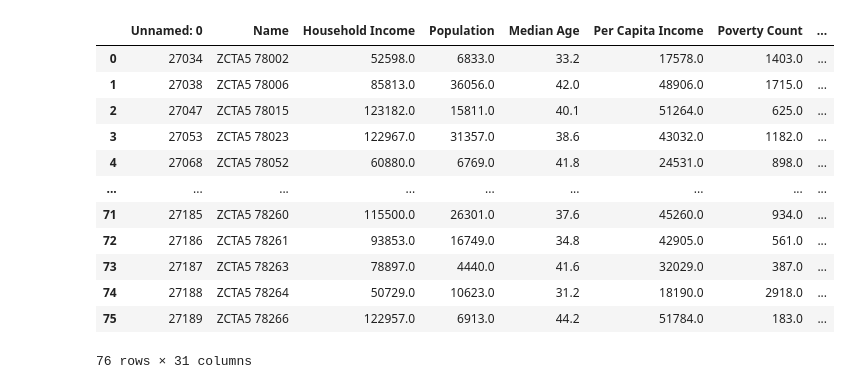
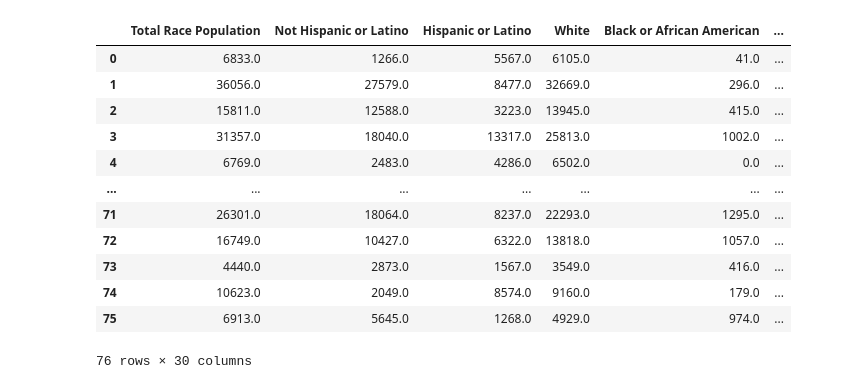
Before and after one commit to bakerv/COVID19, a Jupyter notebook: RaceCensusDataPull.ipynb, the cells around one changed output. Saved outputs shown, nothing was run; the diff lists cells and outputs as text; code cells hidden in the pictures.

```diff
--- a/RaceCensusDataPull.ipynb
+++ b/RaceCensusDataPull.ipynb
@@ -58,20 +145,23 @@ census_race = pd.DataFrame(census_race)
 
 # Column Reordering
 census_race = census_race.rename(columns={"B01003_001E": "Population",
-                                      "B01002_001E": "Median Age",
-                                      "B02001_001E":"Total Race Population",
-                                      "B02001_002E":"White",
-                                      "B02001_003E":"Black or African American",
-                                      "B02001_004E":"America Native",
-                                      "B02001_005E":"Asian",
-                                      "B02001_006E":"Native Pacific",
-                                      "B02001_007E":"Other",
-                                      "B02001_008E":"Two or More",
-                                      "B02001_009E":"Two or More Inclusive",
-                                      "B02001_010E":"Three or More",
-                                      "B19013_001E": "Household Income",
-                                      "B19301_001E": "Per Capita Income",
-                                      "B17001_002E": "Poverty Count",
-                                      "NAME": "Name", "zip code tabulation area": "ZIP_CODE"})
+                                          "B01002_001E": "Median Age",
+                                          "B02001_001E":"Total Race Population",
+                                          "B02001_002E":"White",
+                                          "B02001_003E":"Black or African American",
+                                          "B02001_004E":"America Native",
+                                          "B02001_005E":"Asian",
+                                          "B02001_006E":"Native Pacific",
+                                          "B02001_007E":"Other",
+                                          "B02001_008E":"Two or More",
+                                          "B02001_009E":"Two or More Inclusive",
+                                          "B02001_010E":"Three or More",
+                                          "B19013_001E": "Household Income",
+                                          "B19301_001E": "Per Capita Income",
+                                          "B17001_002E": "Poverty Count",
+                                          "B03003_002E": "Not Hispanic or Latino",
+                                          "B03003_003E": "Hispanic or Latino",
+                                          "NAME": "Name",
+                                          "zip code tabulation area": "ZIP_CODE"})
 display(census_race)
 # %% [output]
@@ -106,23 +231,25 @@ NameError: name 'census_race' is not defined
+# %%
+#Merging
+census_race = census_race.drop(columns=['state'])
+bexar_countydata = bexar_countydata.drop(columns=['SHAPE_Length','SHAPE_Area','OBJECTID'])
 # %%
-#Merging
-census_racecsv = pd.read_csv(r'2019_Data1.csv')
-merged_data = pd.merge(census_racecsv,bexar_countydata, on="ZIP_CODE",how="right")
+merged_data = pd.merge(census_race,bexar_countydata, on="ZIP_CODE",how="right")
 # %%
 display(merged_data)
 testlist = ["Total Race Population","White","Black or African American","America Native",
         "Asian","Native Pacific","Other","Two or More","Two or More Inclusive",
-        "Three or More"]
+        "Three or More","Hispanic or Latino","Not Hispanic or Latino"]
 # %% [output]
-|  | Unnamed: 0 | Name | Household Income | Population | Median Age | Per Capita Income | Poverty Count | ... |
-| 0 | 27034 | ZCTA5 78002 | 52598.0 | 6833.0 | 33.2 | 17578.0 | 1403.0 | ... |
-| 1 | 27038 | ZCTA5 78006 | 85813.0 | 36056.0 | 42.0 | 48906.0 | 1715.0 | ... |
-| 2 | 27047 | ZCTA5 78015 | 123182.0 | 15811.0 | 40.1 | 51264.0 | 625.0 | ... |
-| 3 | 27053 | ZCTA5 78023 | 122967.0 | 31357.0 | 38.6 | 43032.0 | 1182.0 | ... |
-| 4 | 27068 | ZCTA5 78052 | 60880.0 | 6769.0 | 41.8 | 24531.0 | 898.0 | ... |
-| ... | ... | ... | ... | ... | ... | ... | ... | ... |
-| 71 | 27185 | ZCTA5 78260 | 115500.0 | 26301.0 | 37.6 | 45260.0 | 934.0 | ... |
-| 72 | 27186 | ZCTA5 78261 | 93853.0 | 16749.0 | 34.8 | 42905.0 | 561.0 | ... |
-| 73 | 27187 | ZCTA5 78263 | 78897.0 | 4440.0 | 41.6 | 32029.0 | 387.0 | ... |
-| 74 | 27188 | ZCTA5 78264 | 50729.0 | 10623.0 | 31.2 | 18190.0 | 2918.0 | ... |
-| 75 | 27189 | ZCTA5 78266 | 122957.0 | 6913.0 | 44.2 | 51784.0 | 183.0 | ... |
+|  | Total Race Population | Not Hispanic or Latino | Hispanic or Latino | White | Black or African American | ... |
+| 0 | 6833.0 | 1266.0 | 5567.0 | 6105.0 | 41.0 | ... |
+| 1 | 36056.0 | 27579.0 | 8477.0 | 32669.0 | 296.0 | ... |
+| 2 | 15811.0 | 12588.0 | 3223.0 | 13945.0 | 415.0 | ... |
+| 3 | 31357.0 | 18040.0 | 13317.0 | 25813.0 | 1002.0 | ... |
+| 4 | 6769.0 | 2483.0 | 4286.0 | 6502.0 | 0.0 | ... |
+| ... | ... | ... | ... | ... | ... | ... |
+| 71 | 26301.0 | 18064.0 | 8237.0 | 22293.0 | 1295.0 | ... |
+| 72 | 16749.0 | 10427.0 | 6322.0 | 13818.0 | 1057.0 | ... |
+| 73 | 4440.0 | 2873.0 | 1567.0 | 3549.0 | 416.0 | ... |
+| 74 | 10623.0 | 2049.0 | 8574.0 | 9160.0 | 179.0 | ... |
+| 75 | 6913.0 | 5645.0 | 1268.0 | 4929.0 | 974.0 | ... |
-76 rows × 31 columns
+76 rows × 30 columns
```
Also changed, not shown: parts of 16 cells of this notebook.
